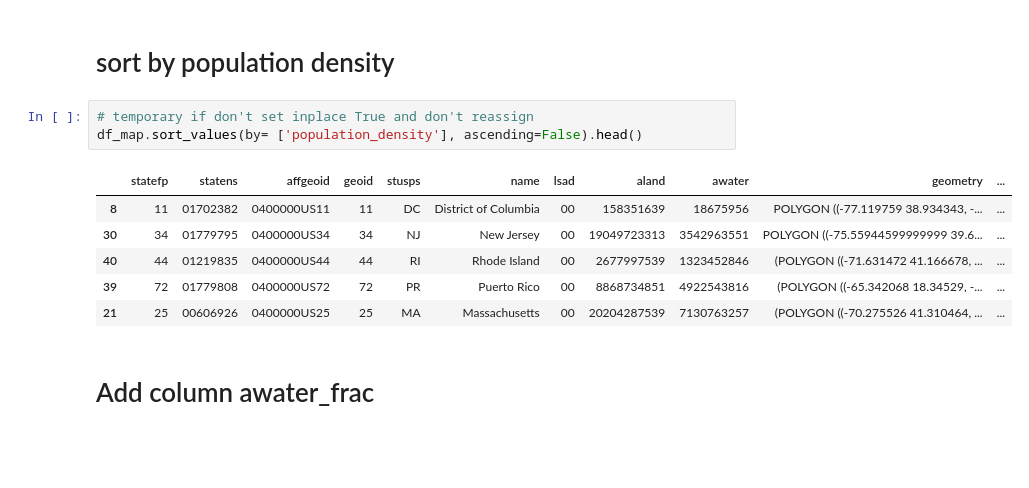
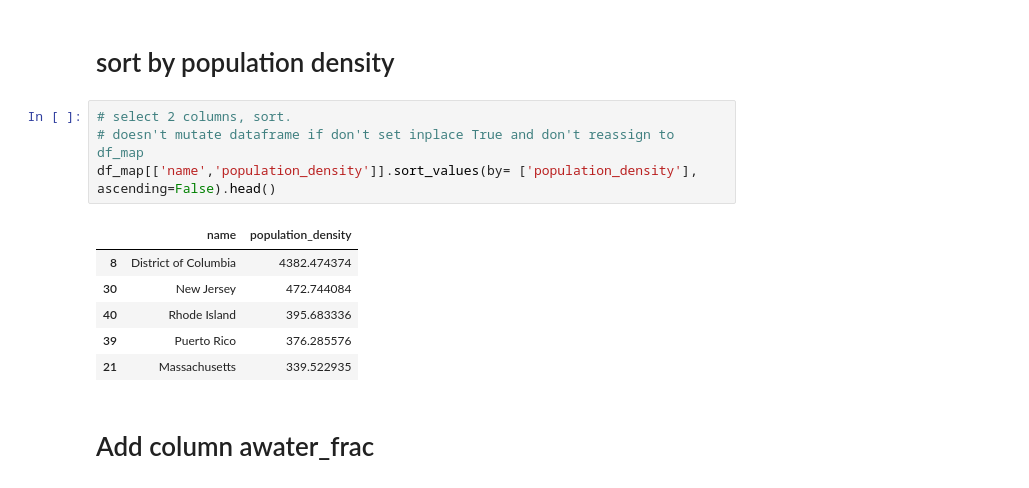
Before and after one commit to beepscore/census_play, a Jupyter notebook: us_states.ipynb, the cells around one changed output. Saved outputs shown, nothing was run; the diff lists cells and outputs as text; blank space fills up the shorter version.

```diff
--- a/us_states.ipynb
+++ b/us_states.ipynb
@@ -126,15 +130,16 @@ df_map.head()
 # %% [markdown]
 # sort by population density
 # %%
-# temporary if don't set inplace True and don't reassign
-df_map.sort_values(by= ['population_density'], ascending=False).head()
+# select 2 columns, sort.
+# doesn't mutate dataframe if don't set inplace True and don't reassign to df_map
+df_map[['name','population_density']].sort_values(by= ['population_density'], ascending=False).head()
 # %% [output]
-|  | statefp | statens | affgeoid | geoid | stusps | name | lsad | aland | awater | geometry | ... |
-| 8 | 11 | 01702382 | 0400000US11 | 11 | DC | District of Columbia | 00 | 158351639 | 18675956 | POLYGON ((-77.119759 38.934343, -... | ... |
-| 30 | 34 | 01779795 | 0400000US34 | 34 | NJ | New Jersey | 00 | 19049723313 | 3542963551 | POLYGON ((-75.55944599999999 39.6... | ... |
-| 40 | 44 | 01219835 | 0400000US44 | 44 | RI | Rhode Island | 00 | 2677997539 | 1323452846 | (POLYGON ((-71.631472 41.166678, ... | ... |
-| 39 | 72 | 01779808 | 0400000US72 | 72 | PR | Puerto Rico | 00 | 8868734851 | 4922543816 | (POLYGON ((-65.342068 18.34529, -... | ... |
-| 21 | 25 | 00606926 | 0400000US25 | 25 | MA | Massachusetts | 00 | 20204287539 | 7130763257 | (POLYGON ((-70.275526 41.310464, ... | ... |
+|  | name | population_density |
+| 8 | District of Columbia | 4382.474374 |
+| 30 | New Jersey | 472.744084 |
+| 40 | Rhode Island | 395.683336 |
+| 39 | Puerto Rico | 376.285576 |
+| 21 | Massachusetts | 339.522935 |
 # %% [markdown]
 # Add column awater_frac
 # %%
```
Also changed, not shown: parts of 3 cells of this notebook.
